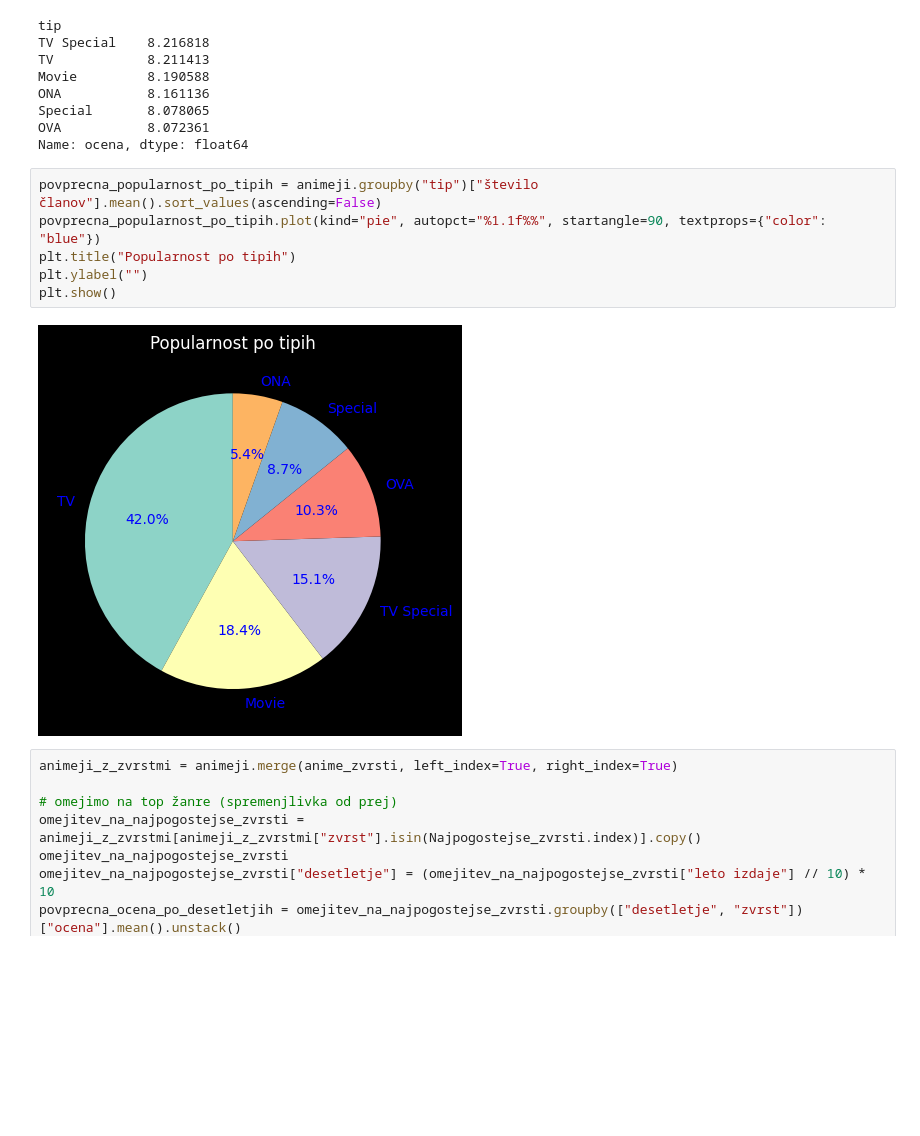
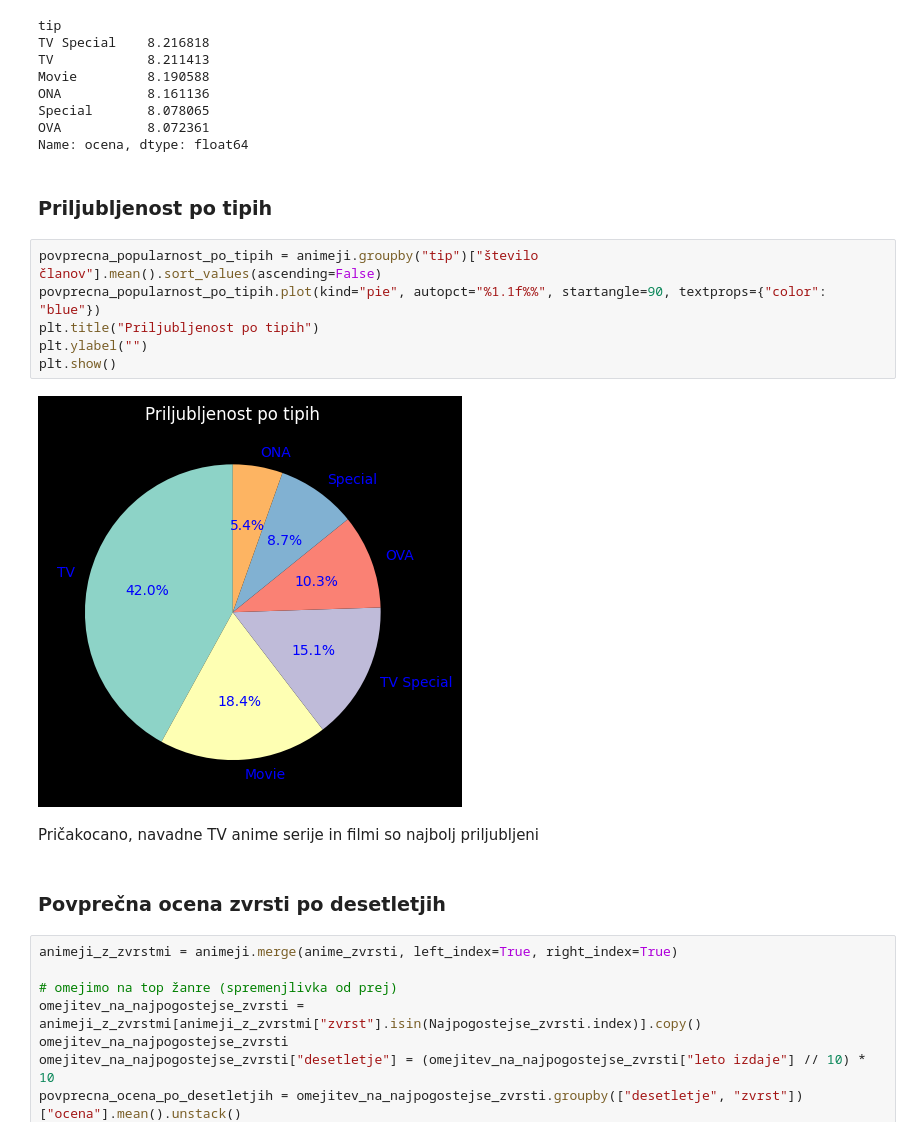
Before and after one commit to voljatel/Projektna-UVP, a Jupyter notebook: analiza-podatkov.ipynb, the cells around one changed output. Drawn from its saved outputs; the diff is of its cells as text; blank space fills up the shorter version.

```diff
--- a/analiza-podatkov.ipynb
+++ b/analiza-podatkov.ipynb
@@ -200,14 +221,20 @@ ONA           8.161136
 Special       8.078065
 OVA           8.072361
 Name: ocena, dtype: float64
+# %% [markdown]
+### Priljubljenost po tipih
 # %%
 povprecna_popularnost_po_tipih = animeji.groupby("tip")["število članov"].mean().sort_values(ascending=False)
 povprecna_popularnost_po_tipih.plot(kind="pie", autopct="%1.1f%%", startangle=90, textprops={"color": "blue"})
-plt.title("Popularnost po tipih")
+plt.title("Priljubljenost po tipih")
 plt.ylabel("")
 plt.show()
 # %% [output]
-[figure, old version]
+[figure, new version]
+# %% [markdown]
+Pričakocano, navadne TV anime serije in filmi so najbolj priljubljeni
+# %% [markdown]
+### Povprečna ocena zvrsti po desetletjih
 # %%
 animeji_z_zvrstmi = animeji.merge(anime_zvrsti, left_index=True, right_index=True)
 
```
Also changed, not shown: parts of 18 cells of this notebook.
